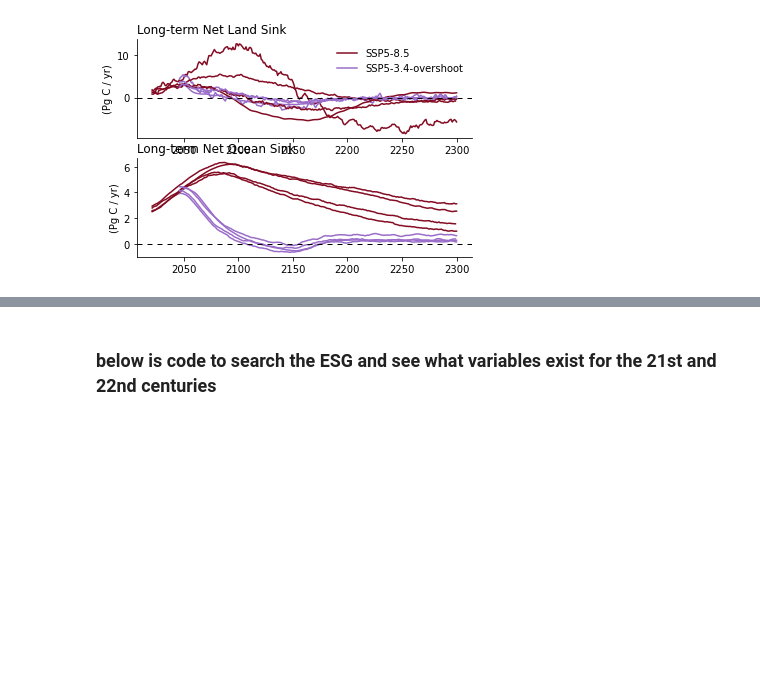
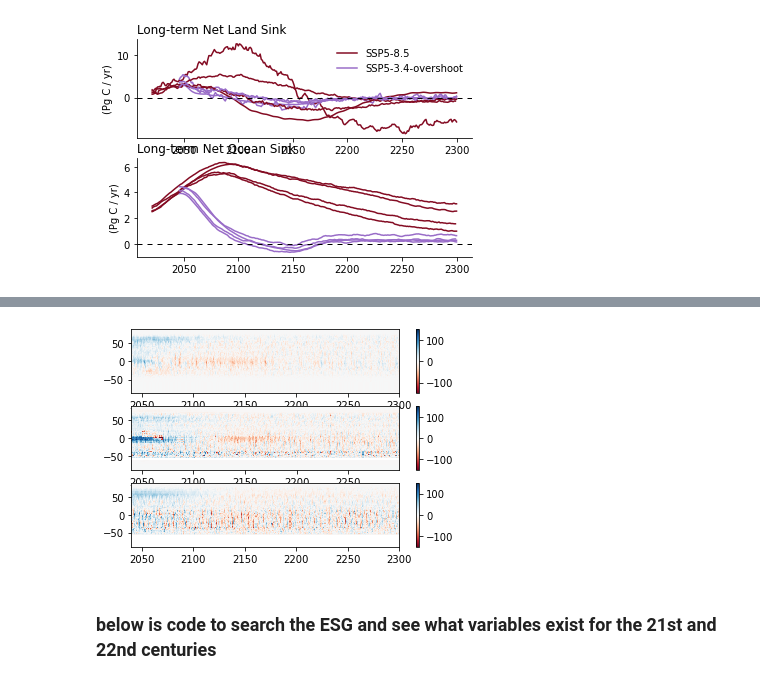
Before and after one commit to ckoven/longterm_carboncycle_three_ssps, a Jupyter notebook: longterm_carboncycle.ipynb, the cells around one changed output, grey strips where cells are left out. Saved outputs shown, nothing was run; the diff lists cells and outputs as text; code cells hidden in the pictures; blank space fills up the shorter version.

```diff
--- a/longterm_carboncycle.ipynb
+++ b/longterm_carboncycle.ipynb
@@ -354,3 +421,13 @@ ax.spines['top'].set_visible(False)
+# %%
+fig, axs = plt.subplots(n_gridded)
+idx = -1
+for model_i in range(nmodels):
+    if globally_gridded[model_i]:
+        idx = idx+1
+        c = axs[idx].pcolormesh(np.arange(len(zonal_mean_anual_nbp_list[model_i][1].time))+2040, zonal_mean_anual_nbp_list[model_i][1].lat, zonal_mean_anual_nbp_list[model_i][1].transpose()*86400.*365.*1e3, rasterized=True, vmin=-max_val, vmax=max_val, cmap='RdBu')
+        fig.colorbar(c, ax=axs[idx])
+# %% [output]
+[figure, added]
 # %% [markdown]
 ### below is code to search the ESG and see what variables exist for the 21st and 22nd centuries
 # %%
```
Also changed, not shown: parts of 5 cells of this notebook.
